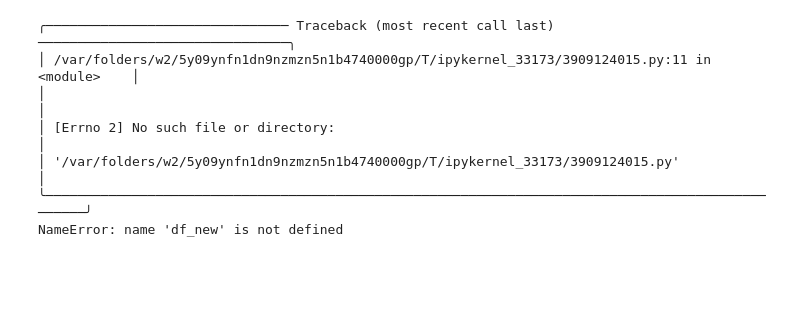
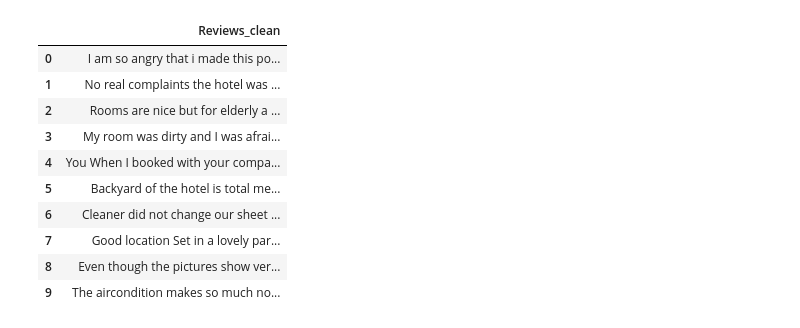
Before and after one commit to UnderGoldSkies/RevuSum, a Jupyter notebook: notebooks/keywords_KeyBert.ipynb, the cells around one changed output. Cells and saved outputs as stored; diff of their text form; code cells hidden in the pictures; blank space fills up the shorter version.

```diff
--- a/notebooks/keywords_KeyBert.ipynb
+++ b/notebooks/keywords_KeyBert.ipynb
@@ -199,19 +107,21 @@ from sentence_transformers import SentenceTransformer
 def keywords_extract(text):
     sentence_model = SentenceTransformer("all-MiniLM-L6-v2")
     kw_model = KeyBERT(model=sentence_model)
-    keywords = kw_model.extract_keywords(text, keyphrase_ngram_range=(1, 1), stop_words='english', top_n=100)
+    keywords = kw_model.extract_keywords(text, keyphrase_ngram_range=(1, 1), stop_words='english', top_n=100, seed_keywords=seed_keywords)
     return keywords
 
-doc = df_new['Reviews_clean'][1]
-
-
-keywords = keywords_extract(doc)
-keywords
+doc = df_new[['Reviews_clean']].head(10)
-# %% [output]
-╭─────────────────────────────── Traceback (most recent call last) ────────────────────────────────╮
-│ /var/folders/w2/5y09ynfn1dn9nzmzn5n1b4740000gp/T/ipykernel_33173/3909124015.py:11 in <module>    │
-│                                                                                                  │
-│ [Errno 2] No such file or directory:                                                             │
-│ '/var/folders/w2/5y09ynfn1dn9nzmzn5n1b4740000gp/T/ipykernel_33173/3909124015.py'                 │
-╰──────────────────────────────────────────────────────────────────────────────────────────────────╯
-NameError: name 'df_new' is not defined
+# %%
+doc
+# %% [output]
+|  | Reviews_clean |
+| 0 | I am so angry that i made this po... |
+| 1 | No real complaints the hotel was ... |
+| 2 | Rooms are nice but for elderly a ... |
+| 3 | My room was dirty and I was afrai... |
+| 4 | You When I booked with your compa... |
+| 5 | Backyard of the hotel is total me... |
+| 6 | Cleaner did not change our sheet ... |
+| 7 | Good location Set in a lovely par... |
+| 8 | Even though the pictures show ver... |
+| 9 | The aircondition makes so much no... |
```
Also changed, not shown: parts of 21 cells of this notebook, 2 other files.
